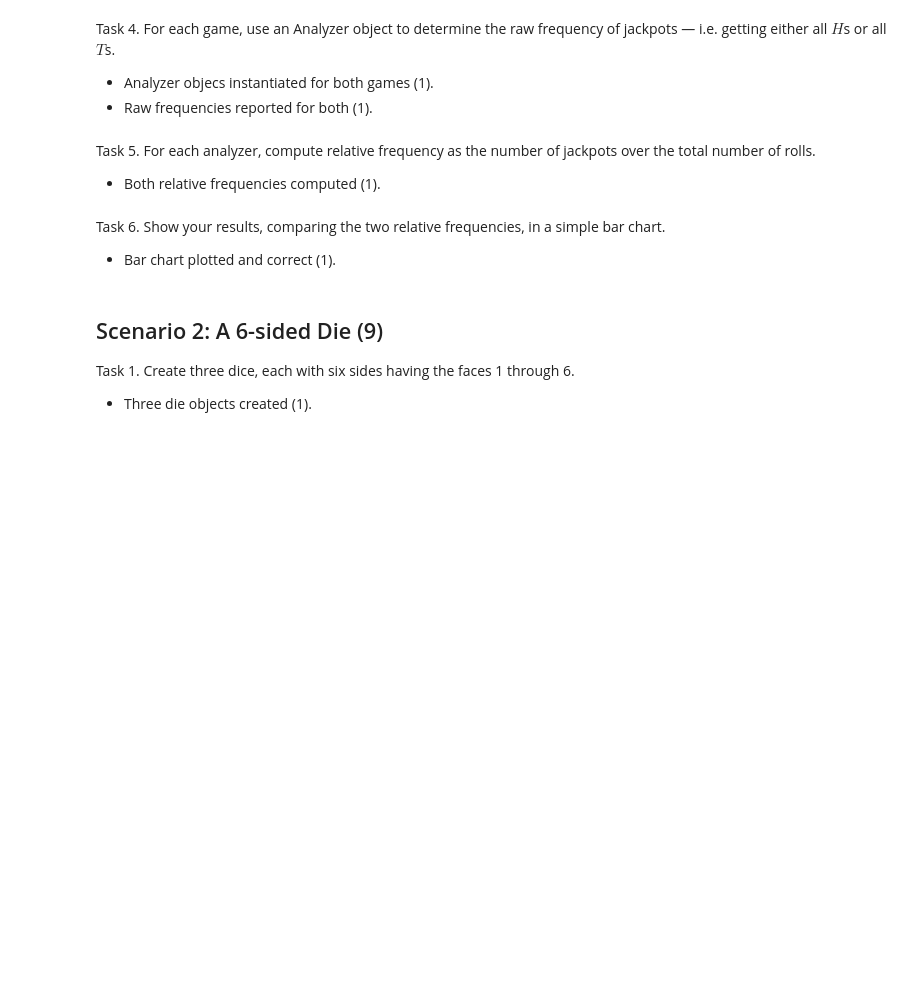
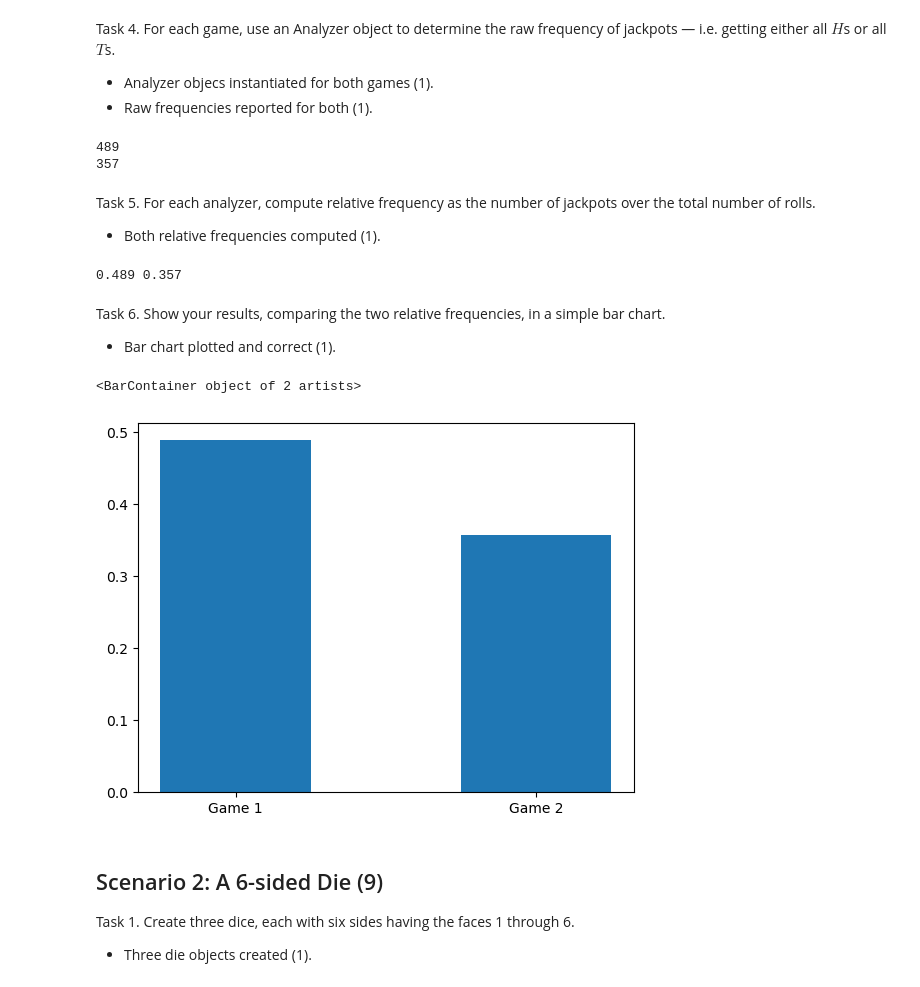
Before and after one commit to hyounce/monte-carlo-simulator, a Jupyter notebook: montecarlo/DS51200_FinalProjectTemplate.ipynb, the cells around one changed output. Cells and saved outputs as stored; diff of their text form; code cells hidden in the pictures; blank space fills up the shorter version.

```diff
--- a/montecarlo/DS51200_FinalProjectTemplate.ipynb
+++ b/montecarlo/DS51200_FinalProjectTemplate.ipynb
@@ -109,3 +147,8 @@ Task 1. Create a fair coin (with faces $H$ and $T$) and one unfair coin in which
 Task 2. Play a game of $1000$ flips with two fair dice.
 
 - Play method called correclty and without error (1).
+# %%
+fair_coin1 = Die(np.array(['H', 'T']))
+game1 = Game([fair_coin, fair_coin1])
+game1.play(1000)
+print(game1.recent_results())
@@ -114,3 +173,10 @@ Task 3. Play another game (using a new Game object) of $1000$ flips, this time u
 
 - New game object created (1).
 - Play method called correclty and without error (1).
+# %%
+unfair_coin1 = Die(np.array(['H', 'T']))
+unfair_coin1.set_weight('H', 5)
+
+game2 = Game([fair_coin, unfair_coin, unfair_coin1])
+game2.play(1000)
+print(game2.recent_results())
@@ -119,14 +201,33 @@ Task 4. For each game, use an Analyzer object to determine the raw frequency of
 
 - Analyzer objecs instantiated for both games (1).
 - Raw frequencies reported for both (1).
+# %%
+analyzer1 = Analyzer(game1)
+analyzer2 = Analyzer(game2)
+print(analyzer1.jackpot())
+print(analyzer2.jackpot())
+# %% [output]
+489
+357
 # %% [markdown]
 Task 5. For each analyzer, compute relative frequency as the number of jackpots over the total number of rolls.
 
 - Both relative frequencies computed (1).
+# %%
+freq1 = analyzer1.jackpot() / 1000
+freq2 = analyzer2.jackpot() / 1000
+print(freq1, freq2)
+# %% [output]
+0.489 0.357
 # %% [markdown]
 Task 6. Show your results, comparing the two relative frequencies, in a simple bar chart.
 
 - Bar chart plotted and correct (1).
+# %%
+plt.bar(['Game 1', 'Game 2'],[freq1, freq2], width = 0.5)
+# %% [output]
+<BarContainer object of 2 artists>
+[figure, added]
 # %% [markdown]
 ## Scenario 2: A 6-sided Die (9)
 
```
Also changed, not shown: parts of 16 cells of this notebook.
